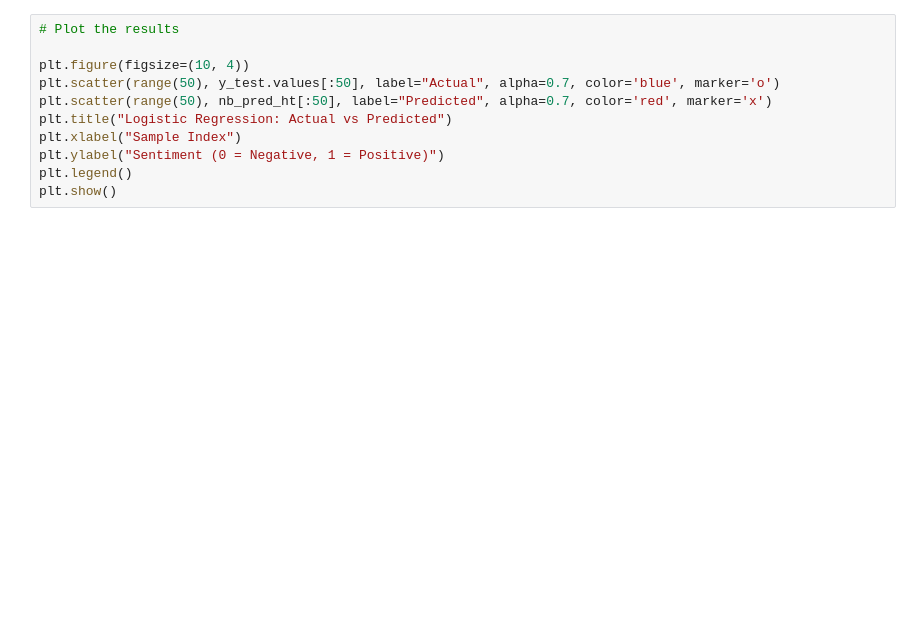
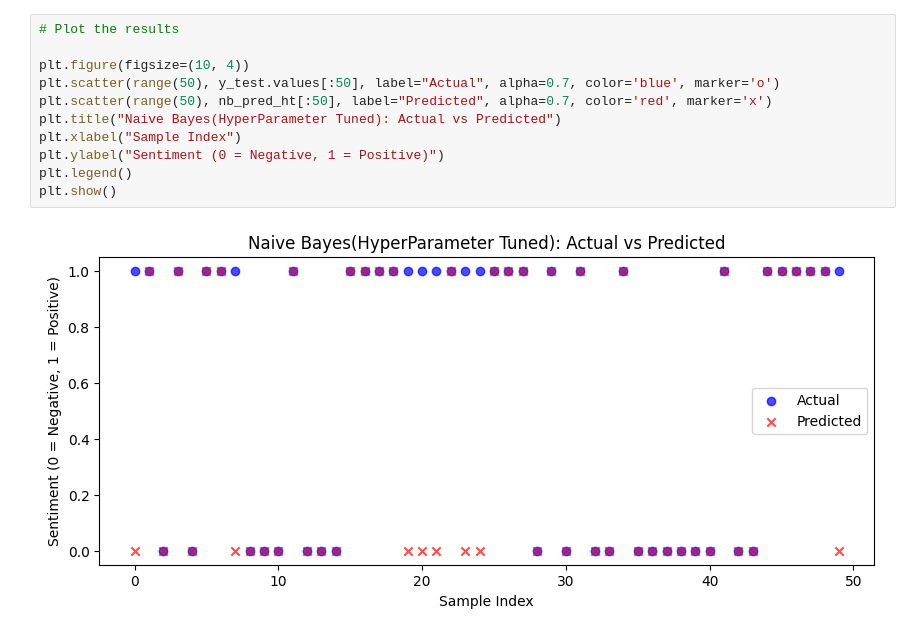
Before and after one commit to Parth0124/text_classification, a Jupyter notebook: classify.ipynb, the cells around one changed output. Drawn from its saved outputs; the diff is of its cells as text; blank space fills up the shorter version.

```diff
--- a/classify.ipynb
+++ b/classify.ipynb
@@ -131,14 +208,16 @@ print(f"Best Naive Bayes Accuracy: {model4.best_score_:.4f}")
 # %%
 # Plot the results
 
 plt.figure(figsize=(10, 4))
 plt.scatter(range(50), y_test.values[:50], label="Actual", alpha=0.7, color='blue', marker='o')
 plt.scatter(range(50), nb_pred_ht[:50], label="Predicted", alpha=0.7, color='red', marker='x')
-plt.title("Logistic Regression: Actual vs Predicted")
+plt.title("Naive Bayes(HyperParameter Tuned): Actual vs Predicted")
 plt.xlabel("Sample Index")
 plt.ylabel("Sentiment (0 = Negative, 1 = Positive)")
 plt.legend()
 plt.show()
+# %% [output]
+[figure, added]
 # %%
 # Test the model
 def classify_review(review):
```
Also changed, not shown: parts of 14 cells of this notebook.
